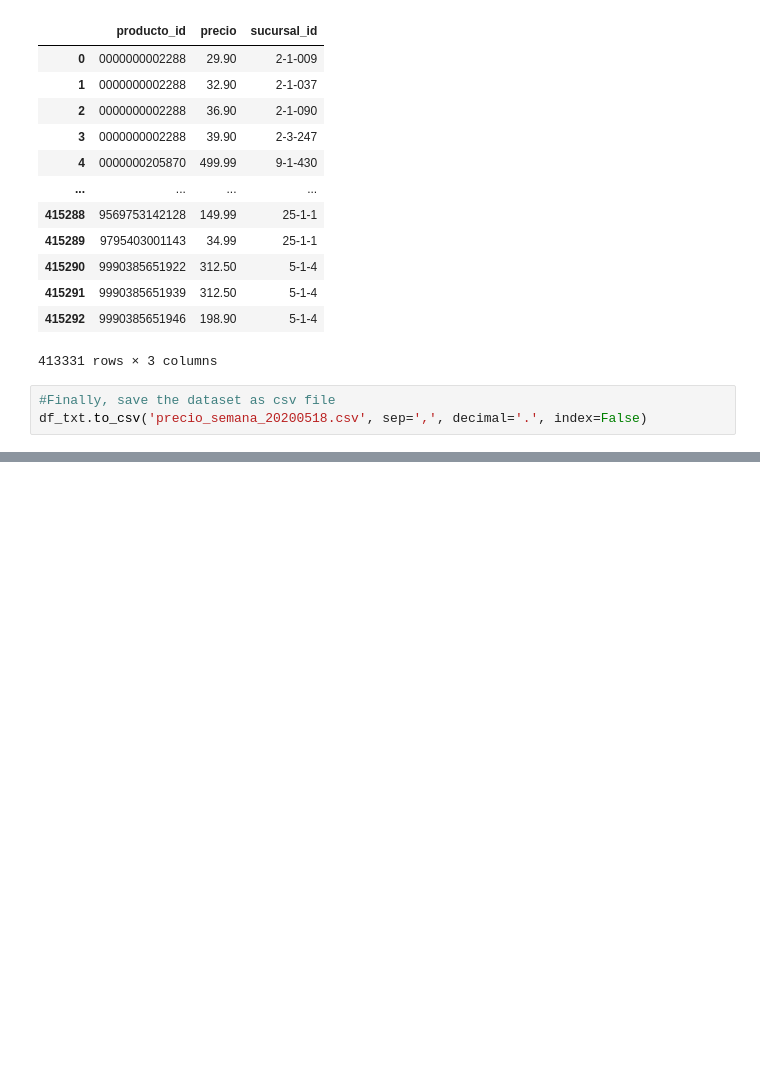
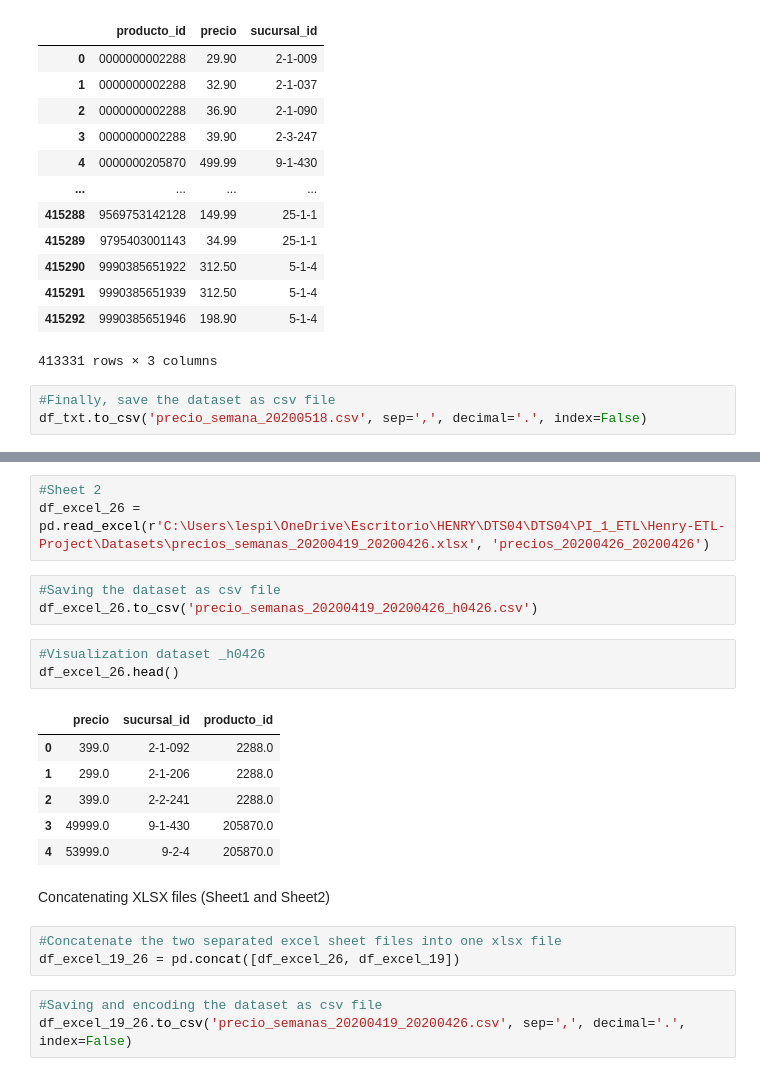
Before and after one commit to Leon-Espitia/Data_Engineering_ETL-n-ER_Model, a Jupyter notebook: cleansingStage.ipynb, the cells around one changed output, grey strips where cells are left out. Cells and saved outputs as stored; diff of their text form; blank space fills up the shorter version.

```diff
--- a/cleansingStage.ipynb
+++ b/cleansingStage.ipynb
@@ -342,0 +371,24 @@ df_txt.to_csv('precio_semana_20200518.csv', sep=',', decimal='.', index=False)
+# %%
+#Sheet 2
+df_excel_26 = pd.read_excel(r'C:\Users\lespi\OneDrive\Escritorio\HENRY\DTS04\DTS04\PI_1_ETL\Henry-ETL-Project\Datasets\precios_semanas_20200419_20200426.xlsx', 'precios_20200426_20200426')
+# %%
+#Saving the dataset as csv file
+df_excel_26.to_csv('precio_semanas_20200419_20200426_h0426.csv')
+# %%
+#Visualization dataset _h0426
+df_excel_26.head()
+# %% [output]
+|  | precio | sucursal_id | producto_id |
+| 0 | 399.0 | 2-1-092 | 2288.0 |
+| 1 | 299.0 | 2-1-206 | 2288.0 |
+| 2 | 399.0 | 2-2-241 | 2288.0 |
+| 3 | 49999.0 | 9-1-430 | 205870.0 |
+| 4 | 53999.0 | 9-2-4 | 205870.0 |
+# %% [markdown]
+Concatenating XLSX files (Sheet1 and Sheet2)
+# %%
+#Concatenate the two separated excel sheet files into one xlsx file
+df_excel_19_26 = pd.concat([df_excel_26, df_excel_19])
+# %%
+#Saving and encoding the dataset as csv file
+df_excel_19_26.to_csv('precio_semanas_20200419_20200426.csv', sep=',', decimal='.', index=False)
```
Also changed, not shown: parts of 33 cells of this notebook, 3 other files.
